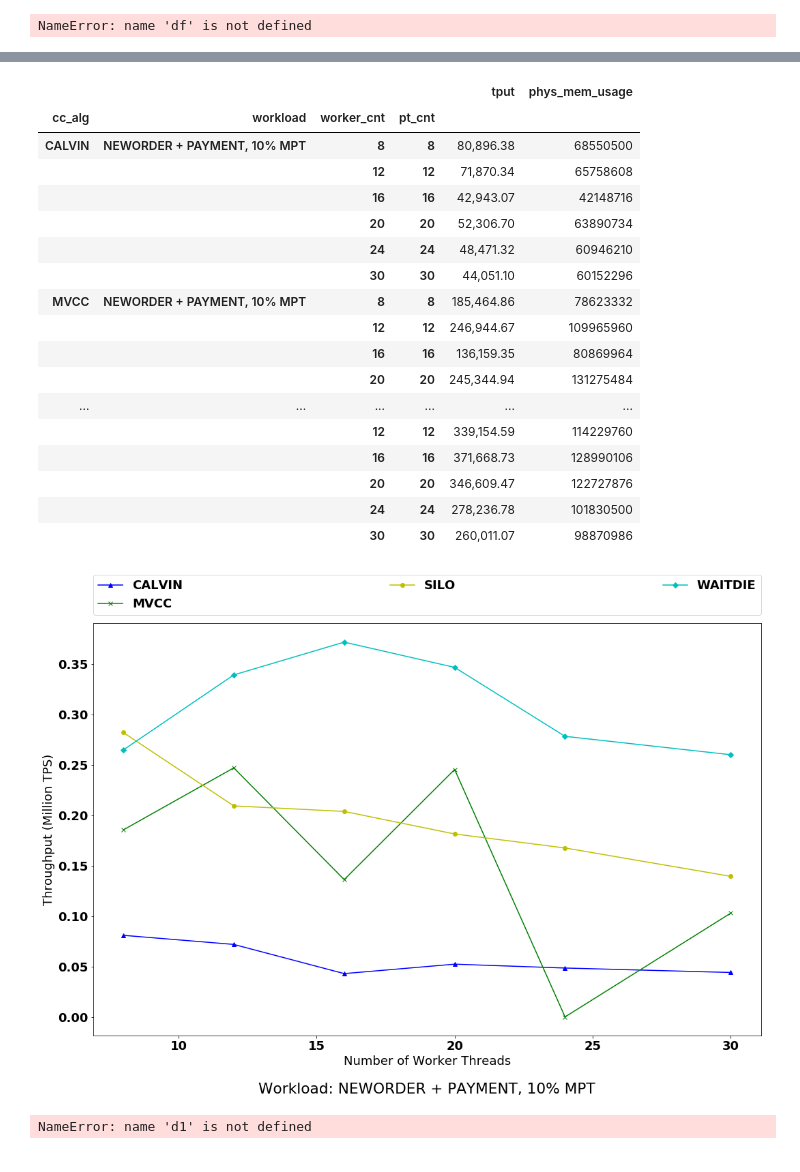
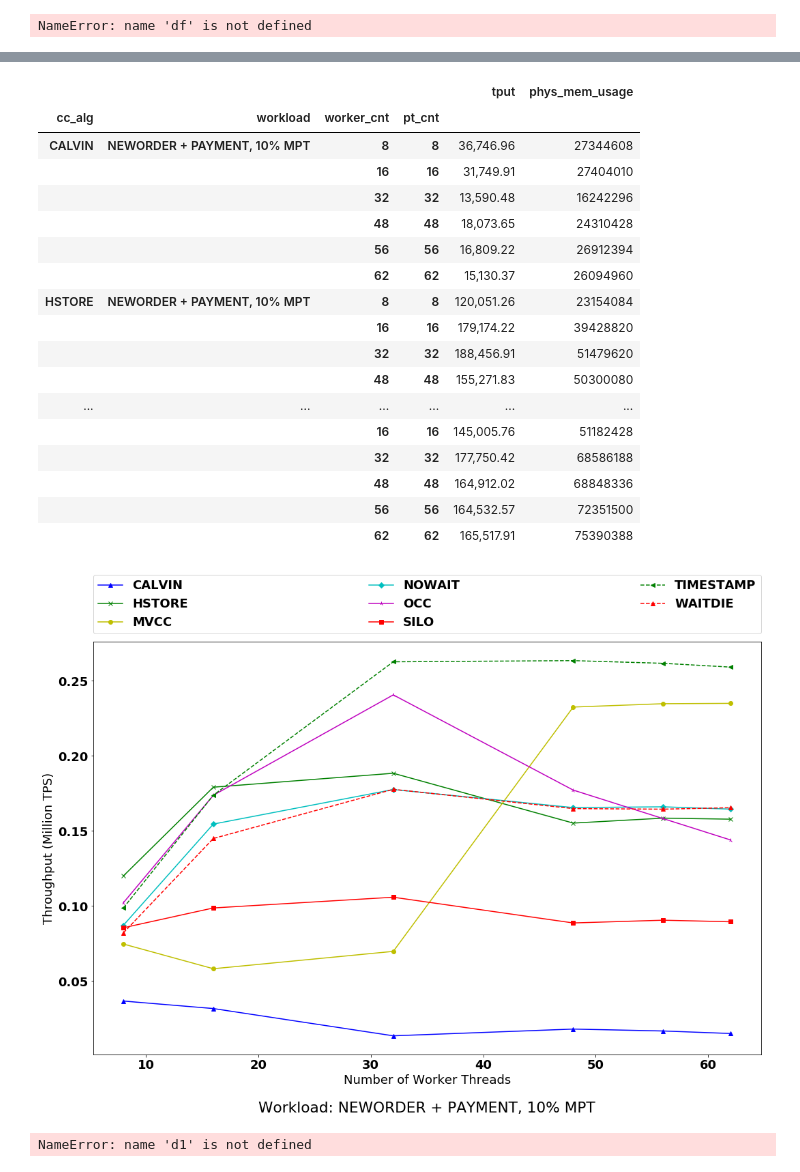
Before and after one commit to qadahtm/deneva, a Jupyter notebook: pynb/QueCC.ipynb, the cells around one changed output, grey strips where cells are left out. Drawn from its saved outputs; the diff is of its cells as text; code cells hidden in the pictures.

```diff
--- a/pynb/QueCC.ipynb
+++ b/pynb/QueCC.ipynb
@@ -609,11 +609,13 @@ df
 # %% [output]
 NameError: name 'df' is not defined
 # %%
+import matplotlib.ticker as ticker
 agg_req_normal = {'tput':'mean','phys_mem_usage':'mean'}
 agg_req = agg_req_normal
+us = 1000000
 
-
-tpcc_test = "/Users/qadahtm/Dev/halstead/deneva_project/deneva/exp_results/tpcc_mix50_mpr10_set2_G32_o3"
+tpcc_set1 = "/Users/qadahtm/Dev/halstead/deneva_project/deneva/exp_results/tpcc_mix50_mpr10_set1_M64"
+tpcc_set2 = "/Users/qadahtm/Dev/halstead/deneva_project/deneva/exp_results/tpcc_mix50_mpr10_set2_M64"
 
 ycsb_wl = "/Users/qadahtm/Dev/halstead/deneva_project/deneva/exp_results/ycsb_results_october"
 # df_ycsb_wl = pd.DataFrame(parse_directory(ycsb_wl))
@@ -624,7 +626,7 @@ tpcc_neworder_50_others = "/Users/qadahtm/Dev/halstead/deneva_project/deneva/exp
 
 # df_tpcc_neworder_50 = pd.concat([pd.DataFrame(parse_directory(tpcc_neworder_50_quecc_ts)),
 #                                  pd.DataFrame(parse_directory(tpcc_neworder_50_others))]);
-df_tpcc_test = pd.DataFrame(parse_directory(tpcc_test))
+df_tpcc_test = pd.concat([pd.DataFrame(parse_directory(tpcc_set1)), pd.DataFrame(parse_directory(tpcc_set2))])
 
 # tpcc_neworder_only = "/Users/qadahtm/Dev/halstead/deneva_project/deneva/exp_results/all_neworder_tpcc_mpt_o3"
 # df_tpcc_neworder_only = pd.DataFrame(parse_directory(tpcc_neworder_only))
@@ -696,7 +698,7 @@ grouped_f = []
 # grouped_f = grouped_tpcc_d15_mix15
 grouped_f = grouped_tpcc_test
 # print(grouped_f.loc['HSTORE','NEWORDER_ONLY'].index)
-dff = pd.concat([df_tpcc_payment_only,df_tpcc_neworder_only])
+# dff = pd.concat([df_tpcc_payment_only,df_tpcc_neworder_only])
 
 
 ls = ['b^-', 'gx-', 'yo-', 'cD-', 'm2-', 'rs-', 'g<--', 'r^--', 'g^--', 'c^-', 'm^-', 'y^--' ]
@@ -802,26 +812,26 @@ SILO
 NEWORDER + PAYMENT, 10% MPT
 WAITDIE
 NEWORDER + PAYMENT, 10% MPT
 111
 |  |  |  |  | tput | phys_mem_usage |
 | cc_alg | workload | worker_cnt | pt_cnt |  |  |
-| CALVIN | NEWORDER + PAYMENT, 10% MPT | 8 | 8 | 80,896.38 | 68550500 |
-|  |  | 12 | 12 | 71,870.34 | 65758608 |
-|  |  | 16 | 16 | 42,943.07 | 42148716 |
-|  |  | 20 | 20 | 52,306.70 | 63890734 |
-|  |  | 24 | 24 | 48,471.32 | 60946210 |
-|  |  | 30 | 30 | 44,051.10 | 60152296 |
-| MVCC | NEWORDER + PAYMENT, 10% MPT | 8 | 8 | 185,464.86 | 78623332 |
-|  |  | 12 | 12 | 246,944.67 | 109965960 |
-|  |  | 16 | 16 | 136,159.35 | 80869964 |
-|  |  | 20 | 20 | 245,344.94 | 131275484 |
+| CALVIN | NEWORDER + PAYMENT, 10% MPT | 8 | 8 | 36,746.96 | 27344608 |
+|  |  | 16 | 16 | 31,749.91 | 27404010 |
+|  |  | 32 | 32 | 13,590.48 | 16242296 |
+|  |  | 48 | 48 | 18,073.65 | 24310428 |
+|  |  | 56 | 56 | 16,809.22 | 26912394 |
+|  |  | 62 | 62 | 15,130.37 | 26094960 |
+| HSTORE | NEWORDER + PAYMENT, 10% MPT | 8 | 8 | 120,051.26 | 23154084 |
+|  |  | 16 | 16 | 179,174.22 | 39428820 |
+|  |  | 32 | 32 | 188,456.91 | 51479620 |
+|  |  | 48 | 48 | 155,271.83 | 50300080 |
 | ... | ... | ... | ... | ... | ... |
-|  |  | 12 | 12 | 339,154.59 | 114229760 |
-|  |  | 16 | 16 | 371,668.73 | 128990106 |
-|  |  | 20 | 20 | 346,609.47 | 122727876 |
-|  |  | 24 | 24 | 278,236.78 | 101830500 |
-|  |  | 30 | 30 | 260,011.07 | 98870986 |
+|  |  | 16 | 16 | 145,005.76 | 51182428 |
+|  |  | 32 | 32 | 177,750.42 | 68586188 |
+|  |  | 48 | 48 | 164,912.02 | 68848336 |
+|  |  | 56 | 56 | 164,532.57 | 72351500 |
+|  |  | 62 | 62 | 165,517.91 | 75390388 |
-[figure, old version]
+[figure, new version]
 # %%
 ### d1 = "/Users/qadahtm/Dev/halstead/deneva_project/deneva/exp_results/normal_mode_withdb_simple_eagersplit_zt0_zt6_zt9_tdg_commit"
 d2 = "/Users/qadahtm/Dev/halstead/deneva_project/deneva/exp_results/normal_mode_withdb_simple_eagersplit_zt95_zt99_tdg_commit"
```
Also changed, not shown: parts of 9 cells of this notebook, 13 other files.
